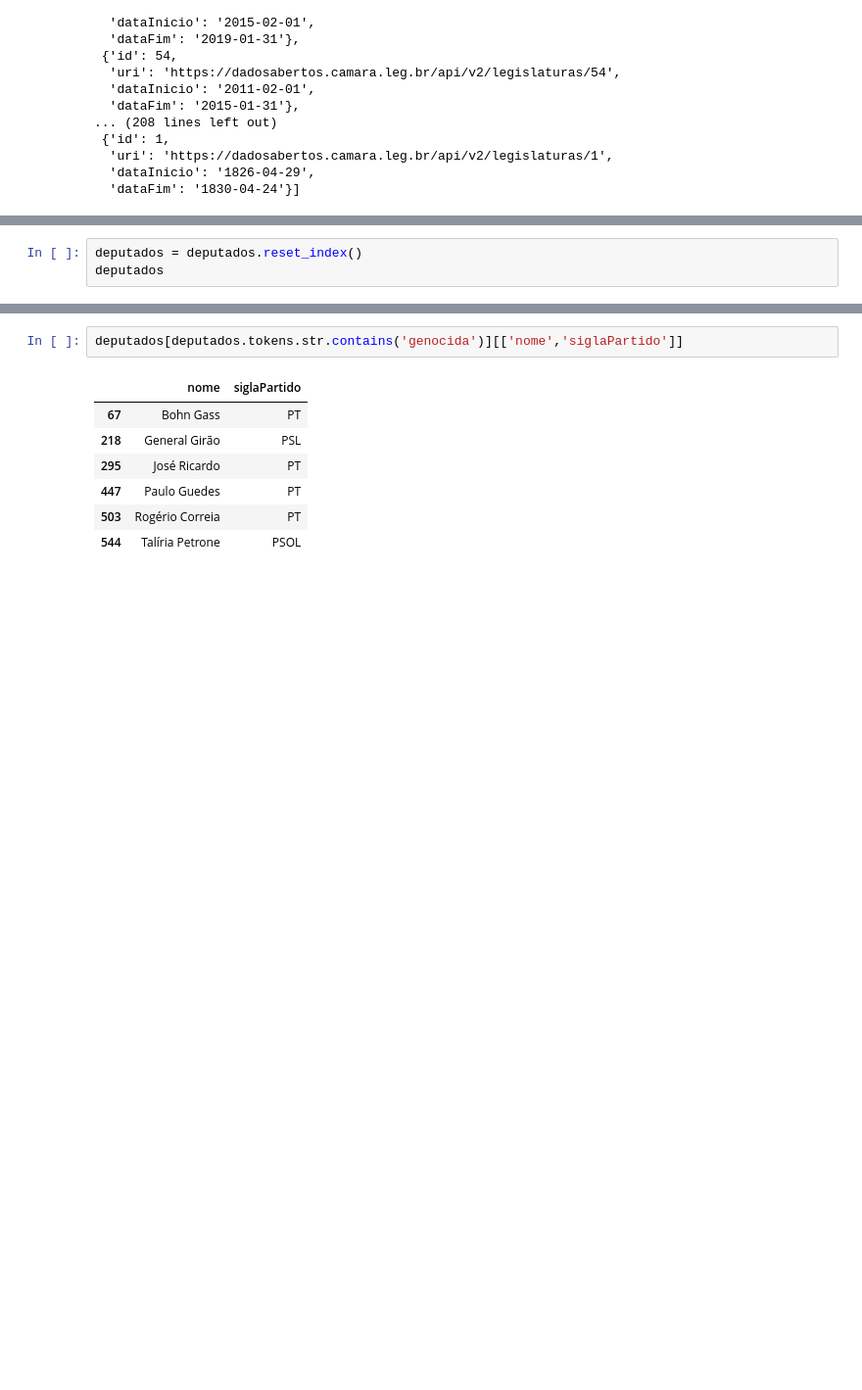
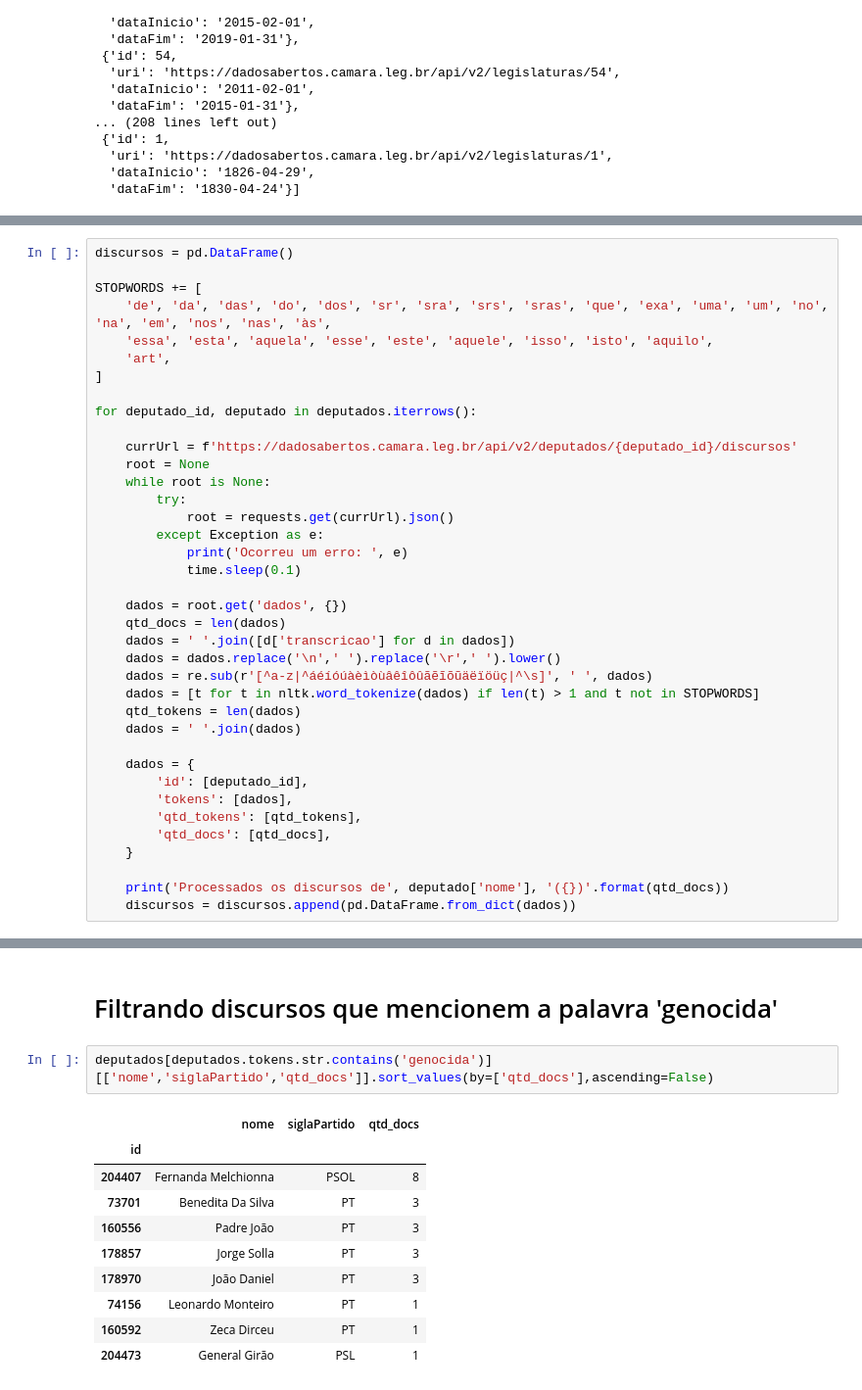
Before and after one commit to rmontenegroo/trab-final-lui, a Jupyter notebook: main.ipynb, the cells around one changed output, grey strips where cells are left out. Shown at 98% size. Cells and saved outputs as stored; diff of their text form; blank space fills up the shorter version.

```diff
--- a/main.ipynb
+++ b/main.ipynb
@@ -152,0 +258,38 @@ for deputado_id in deputados_ids:
+# %%
+discursos = pd.DataFrame()
+
+STOPWORDS += [
+    'de', 'da', 'das', 'do', 'dos', 'sr', 'sra', 'srs', 'sras', 'que', 'exa', 'uma', 'um', 'no', 'na', 'em', 'nos', 'nas', 'às',
+    'essa', 'esta', 'aquela', 'esse', 'este', 'aquele', 'isso', 'isto', 'aquilo',
+    'art',
+]
+
+for deputado_id, deputado in deputados.iterrows():
+
+    currUrl = f'https://dadosabertos.camara.leg.br/api/v2/deputados/{deputado_id}/discursos'
+    root = None
+    while root is None:
+        try:
+            root = requests.get(currUrl).json()
+        except Exception as e:
+            print('Ocorreu um erro: ', e)
+            time.sleep(0.1)
+
+    dados = root.get('dados', {})
+    qtd_docs = len(dados)
+    dados = ' '.join([d['transcricao'] for d in dados])
+    dados = dados.replace('\n',' ').replace('\r',' ').lower()
+    dados = re.sub(r'[^a-z|^áéíóúàèìòùâêîôûãẽĩõũäëïöüç|^\s]', ' ', dados)
+    dados = [t for t in nltk.word_tokenize(dados) if len(t) > 1 and t not in STOPWORDS]
+    qtd_tokens = len(dados)
+    dados = ' '.join(dados)
+
+    dados = {
+        'id': [deputado_id],
+        'tokens': [dados],
+        'qtd_tokens': [qtd_tokens],
+        'qtd_docs': [qtd_docs],
+    }
+
+    print('Processados os discursos de', deputado['nome'], '({})'.format(qtd_docs))
+    discursos = discursos.append(pd.DataFrame.from_dict(dados))
@@ -213,3 +334,0 @@ del discursos
-# %%
-deputados = deputados.reset_index()
-deputados
@@ -246,10 +354,15 @@ deputados[deputados.qtd_tokens > 0].sort_values(by=['qtd_tokens','qtd_docs'], as
+# %% [markdown]
+# Filtrando discursos que mencionem a palavra 'genocida'
 # %%
-deputados[deputados.tokens.str.contains('genocida')][['nome','siglaPartido']]
+deputados[deputados.tokens.str.contains('genocida')][['nome','siglaPartido','qtd_docs']].sort_values(by=['qtd_docs'],ascending=False)
 # %% [output]
-|  | nome | siglaPartido |
-| 67 | Bohn Gass | PT |
-| 218 | General Girão | PSL |
-| 295 | José Ricardo | PT |
-| 447 | Paulo Guedes | PT |
-| 503 | Rogério Correia | PT |
-| 544 | Talíria Petrone | PSOL |
+|  | nome | siglaPartido | qtd_docs |
+| id |  |  |  |
+| 204407 | Fernanda Melchionna | PSOL | 8 |
+| 73701 | Benedita Da Silva | PT | 3 |
+| 160556 | Padre João | PT | 3 |
+| 178857 | Jorge Solla | PT | 3 |
+| 178970 | João Daniel | PT | 3 |
+| 74156 | Leonardo Monteiro | PT | 1 |
+| 160592 | Zeca Dirceu | PT | 1 |
+| 204473 | General Girão | PSL | 1 |
```
Also changed, not shown: parts of 23 cells of this notebook.
